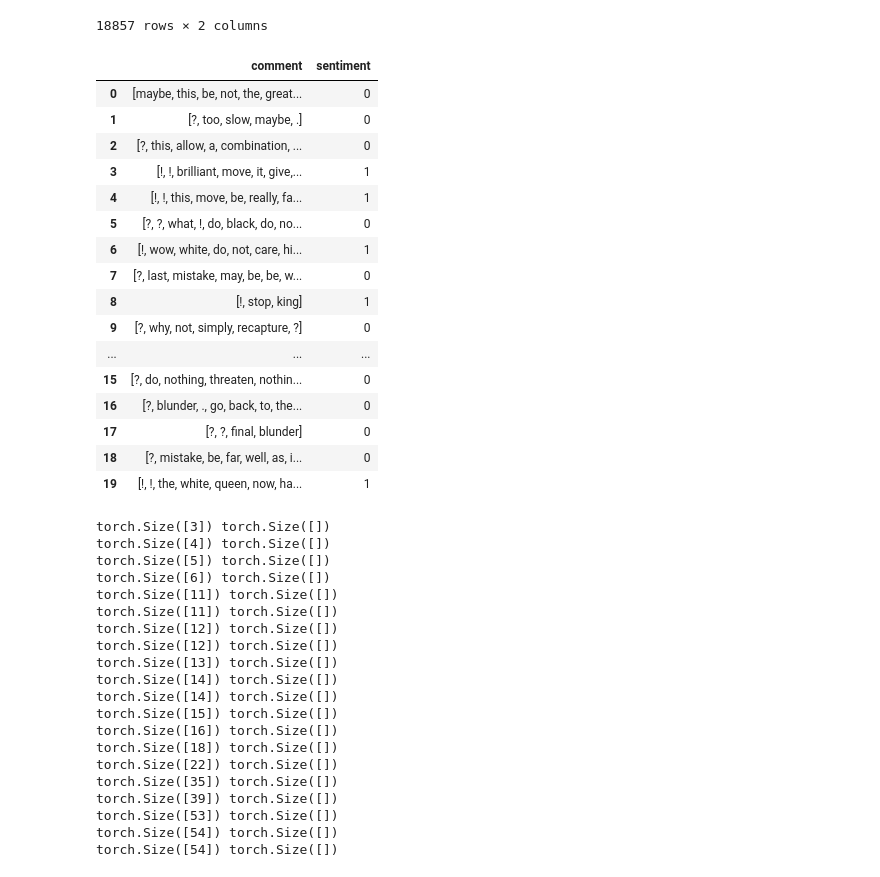
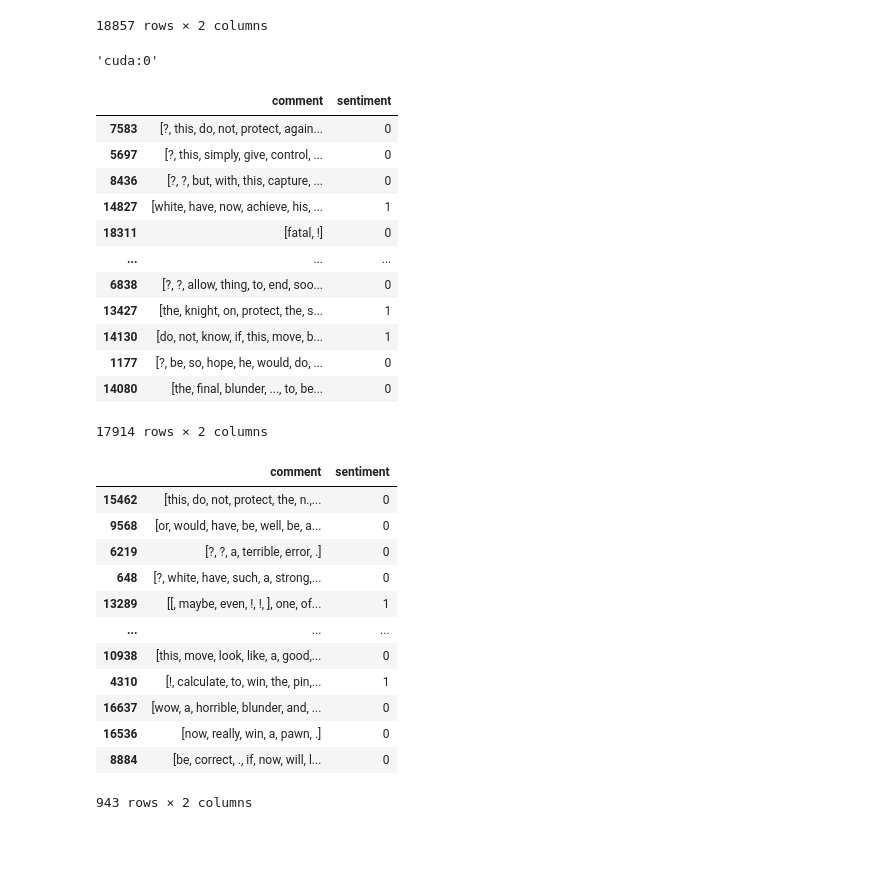
Before and after one commit to Kamil2601/NLP-chess-engine, a Jupyter notebook: sentiment_analysis.ipynb, the cells around one changed output. Drawn from its saved outputs; the diff is of its cells as text; code cells hidden in the pictures; blank space fills up the shorter version.

```diff
--- a/sentiment_analysis.ipynb
+++ b/sentiment_analysis.ipynb
@@ -39,23 +47,8 @@ moves_df
 | 19867 | [black, be, win, .] | 1 |
 | 19868 | [lose, move, ?] | 0 |
 18857 rows × 2 columns
-# %%
-moves_df[:20]
-# %% [output]
-|  | comment | sentiment |
-| 0 | [maybe, this, be, not, the, great... | 0 |
-| 1 | [?, too, slow, maybe, .] | 0 |
-| 2 | [?, this, allow, a, combination, ... | 0 |
-| 3 | [!, !, brilliant, move, it, give,... | 1 |
-| 4 | [!, !, this, move, be, really, fa... | 1 |
-| 5 | [?, ?, what, !, do, black, do, no... | 0 |
-| 6 | [!, wow, white, do, not, care, hi... | 1 |
-| 7 | [?, last, mistake, may, be, be, w... | 0 |
-| 8 | [!, stop, king] | 1 |
-| 9 | [?, why, not, simply, recapture, ?] | 0 |
-| ... | ... | ... |
-| 15 | [?, do, nothing, threaten, nothin... | 0 |
-| 16 | [?, blunder, ., go, back, to, the... | 0 |
-| 17 | [?, ?, final, blunder] | 0 |
-| 18 | [?, mistake, be, far, well, as, i... | 0 |
-| 19 | [!, !, the, white, queen, now, ha... | 1 |
+# %%
+device = 'cuda:0' if torch.cuda.is_available() else 'cpu'
+device
+# %% [output]
+'cuda:0'
@@ -62 +85,32 @@ moves_df[:20]
+# %%
+train_df, test_df = train_test_split(moves_df, test_size=0.05)
+display(train_df)
+display(test_df)
+# %% [output]
+|  | comment | sentiment |
+| 7583 | [?, this, do, not, protect, again... | 0 |
+| 5697 | [?, this, simply, give, control, ... | 0 |
+| 8436 | [?, ?, but, with, this, capture, ... | 0 |
+| 14827 | [white, have, now, achieve, his, ... | 1 |
+| 18311 | [fatal, !] | 0 |
+| ... | ... | ... |
+| 6838 | [?, ?, allow, thing, to, end, soo... | 0 |
+| 13427 | [the, knight, on, protect, the, s... | 1 |
+| 14130 | [do, not, know, if, this, move, b... | 1 |
+| 1177 | [?, be, so, hope, he, would, do, ... | 0 |
+| 14080 | [the, final, blunder, ..., to, be... | 0 |
+17914 rows × 2 columns
+|  | comment | sentiment |
+| 15462 | [this, do, not, protect, the, n.,... | 0 |
+| 9568 | [or, would, have, be, well, be, a... | 0 |
+| 6219 | [?, ?, a, terrible, error, .] | 0 |
+| 648 | [?, white, have, such, a, strong,... | 0 |
+| 13289 | [[, maybe, even, !, !, ], one, of... | 1 |
+| ... | ... | ... |
+| 10938 | [this, move, look, like, a, good,... | 0 |
+| 4310 | [!, calculate, to, win, the, pin,... | 1 |
+| 16637 | [wow, a, horrible, blunder, and, ... | 0 |
+| 16536 | [now, really, win, a, pawn, .] | 0 |
+| 8884 | [be, correct, ., if, now, will, l... | 0 |
+943 rows × 2 columns
 # %%
@@ -64,24 +118,0 @@ dataset = datasets.PretrainedEmbeddingsIndicesDataset(moves_df[:20], glove_embbe
-# %%
-for x,y in dataset:
-    print(x, y)
-# %% [output]
-torch.Size([3]) torch.Size([])
-torch.Size([4]) torch.Size([])
-torch.Size([5]) torch.Size([])
-torch.Size([6]) torch.Size([])
-torch.Size([11]) torch.Size([])
-torch.Size([11]) torch.Size([])
-torch.Size([12]) torch.Size([])
-torch.Size([12]) torch.Size([])
-torch.Size([13]) torch.Size([])
-torch.Size([14]) torch.Size([])
-torch.Size([14]) torch.Size([])
-torch.Size([15]) torch.Size([])
-torch.Size([16]) torch.Size([])
-torch.Size([18]) torch.Size([])
-torch.Size([22]) torch.Size([])
-torch.Size([35]) torch.Size([])
-torch.Size([39]) torch.Size([])
-torch.Size([53]) torch.Size([])
-torch.Size([54]) torch.Size([])
-torch.Size([54]) torch.Size([])
```
Also changed, not shown: parts of 15 cells of this notebook, 2 other files.
